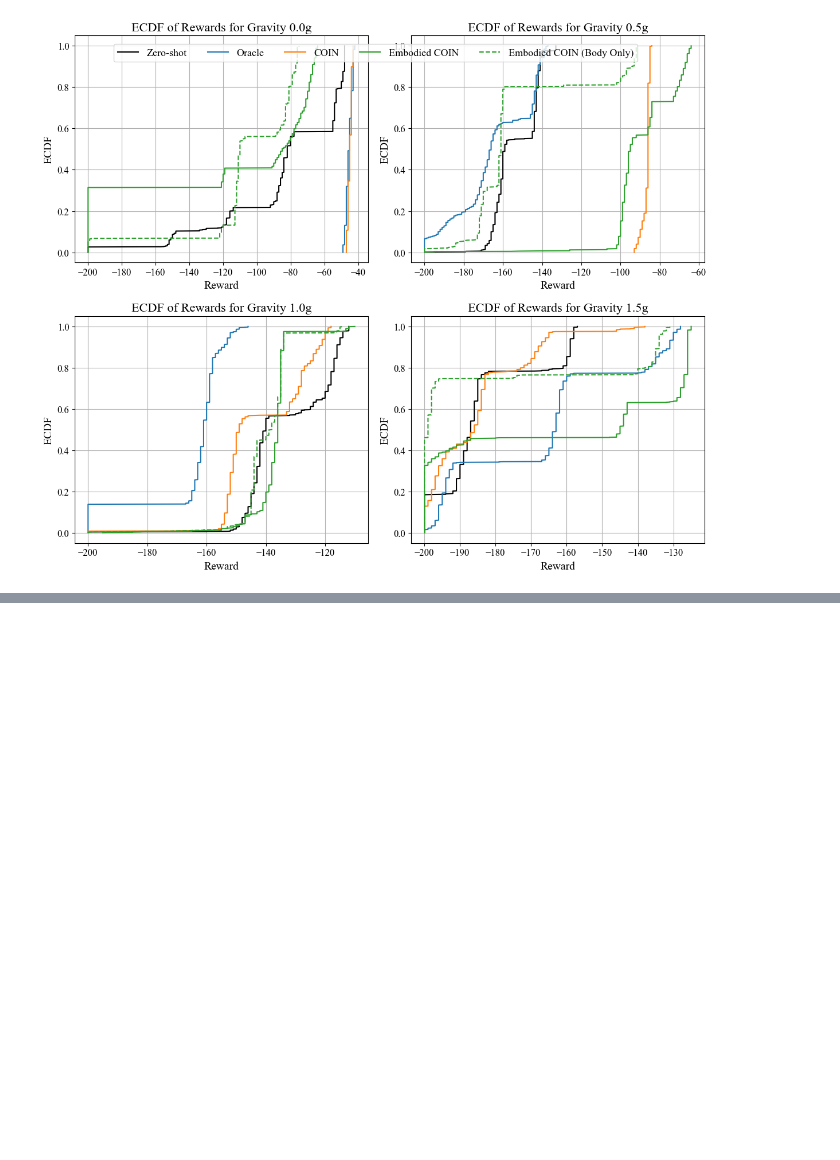
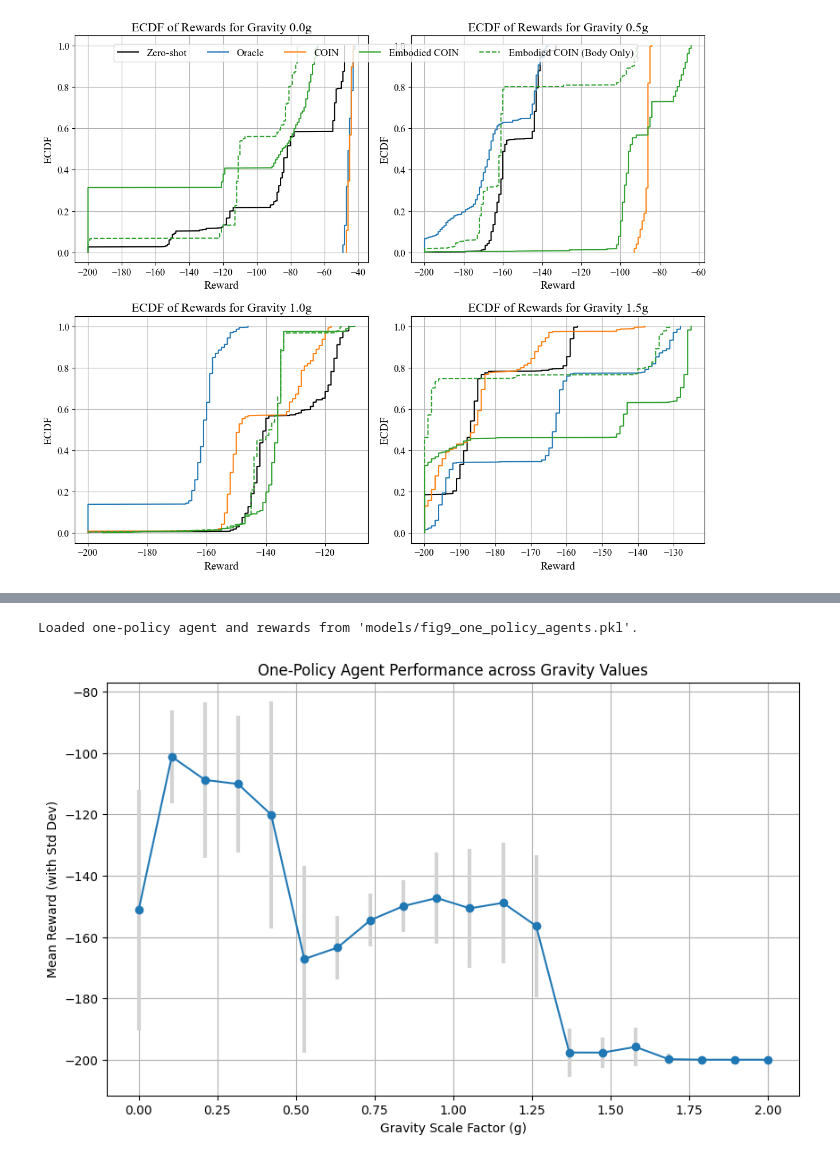
Before and after one commit to RichieRich2569/COINRL, a Jupyter notebook: new_figures.ipynb, the cells around one changed output, grey strips where cells are left out. Cells and saved outputs as stored; diff of their text form; code cells hidden in the pictures; blank space fills up the shorter version.

```diff
--- a/new_figures.ipynb
+++ b/new_figures.ipynb
@@ -1887,0 +1925,50 @@ plt.show()
+# %%
+FIG9_ONE_POLICY_PATH = "models/fig9_one_policy_agents.pkl"
+if TRAIN:
+    # Create single agent
+    env = CustomMountainCarEnv(gravity_sf=1.0, render_mode="none")
+    one_pcy_agent = QLearningAgent(
+        env=env,
+        num_position_bins=30,
+        num_velocity_bins=30,
+        alpha=0.1,
+        gamma=0.99,
+        epsilon=1.0,
+        epsilon_decay=0.999,
+        exploration="softmax"
+    )
+
+    # Directly train over gravity values
+    training_rewards = []
+    for i, gsf in enumerate(gravity_values):
+        # Create the MountainCar environment with the current gravity scale factor
+        env = CustomMountainCarEnv(gravity_sf=gsf, render_mode="none")
+
+        # Train the agent in the current context
+        training_reward = one_pcy_agent.train_step(
+            env=env,
+            max_steps_per_episode=200,
+        )
+        training_rewards.append(training_reward)
+
+        if (i + 1) % 500 == 0:
+            print(f"Episode {i+1}, Gravity {gsf}: Training reward = {training_reward}")
+
+    # Save the trained agent and reward together
+    with open(FIG9_ONE_POLICY_PATH, "wb") as f:
+        pickle.dump({
+            'agent': one_pcy_agent,
+            'training_rewards': training_rewards
+        }, f)
+else:
+    # Load the saved agent and rewards
+    if os.path.exists(FIG9_ONE_POLICY_PATH):
+        with open(FIG9_ONE_POLICY_PATH, "rb") as f:
+            data = pickle.load(f)
+            one_pcy_agent = data['agent']
+            training_rewards = data['training_rewards']
+        print(f"Loaded one-policy agent and rewards from '{FIG9_ONE_POLICY_PATH}'.")
+    else:
+        raise FileNotFoundError(f"No saved one-policy agent found at '{FIG9_ONE_POLICY_PATH}'.")
+# %% [output]
+Loaded one-policy agent and rewards from 'models/fig9_one_policy_agents.pkl'.
@@ -1887,0 +2010,22 @@ plt.show()
+# %%
+# Plot test results (TODO: Remove, just for checking)
+mean_rewards = [test_results_one_policy[gsf]['mean_reward'] for gsf in test_gravity_values]
+std_rewards = [test_results_one_policy[gsf]['std_reward'] for gsf in test_gravity_values]
+
+plt.figure(figsize=(10, 6))
+plt.errorbar(
+    test_gravity_values,
+    mean_rewards,
+    yerr=std_rewards,
+    fmt='-o',
+    ecolor='lightgray',
+    elinewidth=3,
+    capsize=0
+)
+plt.title('One-Policy Agent Performance across Gravity Values')
+plt.xlabel('Gravity Scale Factor (g)')
+plt.ylabel('Mean Reward (with Std Dev)')
+plt.grid(True)
+plt.show()
+# %% [output]
+[figure, added]
```
Also changed, not shown: parts of 8 cells of this notebook, 4 other files.
